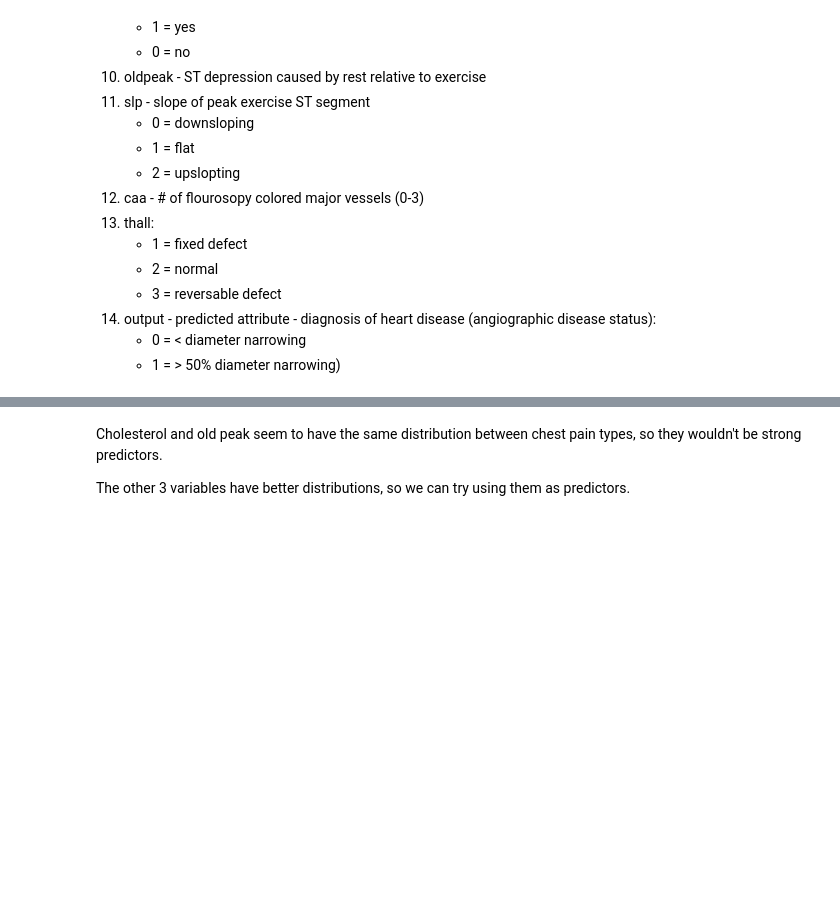
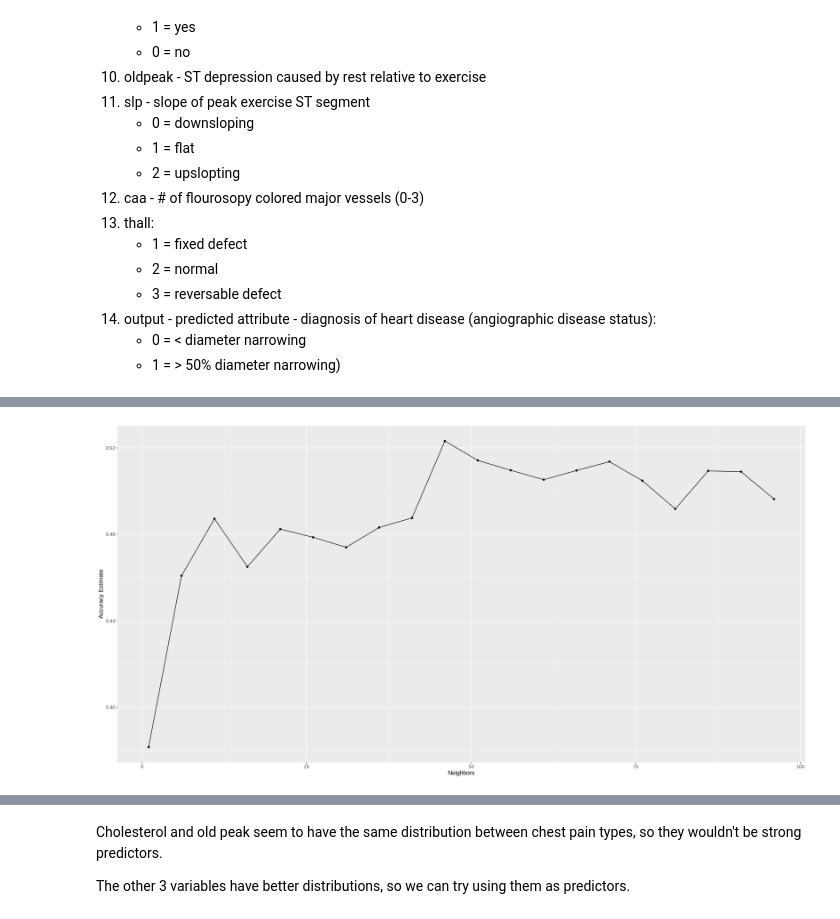
Before and after one commit to AlexLuo602/group26v2, a Jupyter notebook: test.ipynb, the cells around one changed output, grey strips where cells are left out. Drawn from its saved outputs; the diff is of its cells as text; code cells hidden in the pictures; blank space fills up the shorter version.

```diff
--- a/test.ipynb
+++ b/test.ipynb
@@ -82,0 +301,31 @@ heart_csv
+# %%
+# draw the accuracy plot to find the best k-value
+recipe <- recipe(chest.pain.type ~thalachh + age + trtbps, data = heart_train_4)%>%
+    step_scale(all_predictors())%>%
+    step_center(all_predictors())
+
+knn_spec <- nearest_neighbor(weight_func = "rectangular", neighbors = tune())%>%
+    set_engine("kknn")%>%
+    set_mode("classification")
+
+vfold <- vfold_cv(heart_train_4, v=5, strata=chest.pain.type)
+
+knn_fit <- workflow()%>%
+    add_recipe(recipe)%>%
+    add_model(knn_spec)
+gridvals<- tibble(neighbors=seq(from=1, to = 100, by = 5))
+
+knn_results<- knn_fit%>%
+    tune_grid(resamples = vfold, grid = gridvals)%>%
+    collect_metrics()%>%
+    filter(.metric == "accuracy")
+
+accuracy_plot <- ggplot(knn_results, aes(x=neighbors, y=mean))+
+    geom_point()+
+    geom_line()+
+    labs(x= "Neighbors", y = "Accuracy Estimate") +
+    theme(text = element_text(size = 12))
+
+accuracy_plot
+# %% [output]
+[figure, added]
```
Also changed, not shown: parts of 24 cells of this notebook.
